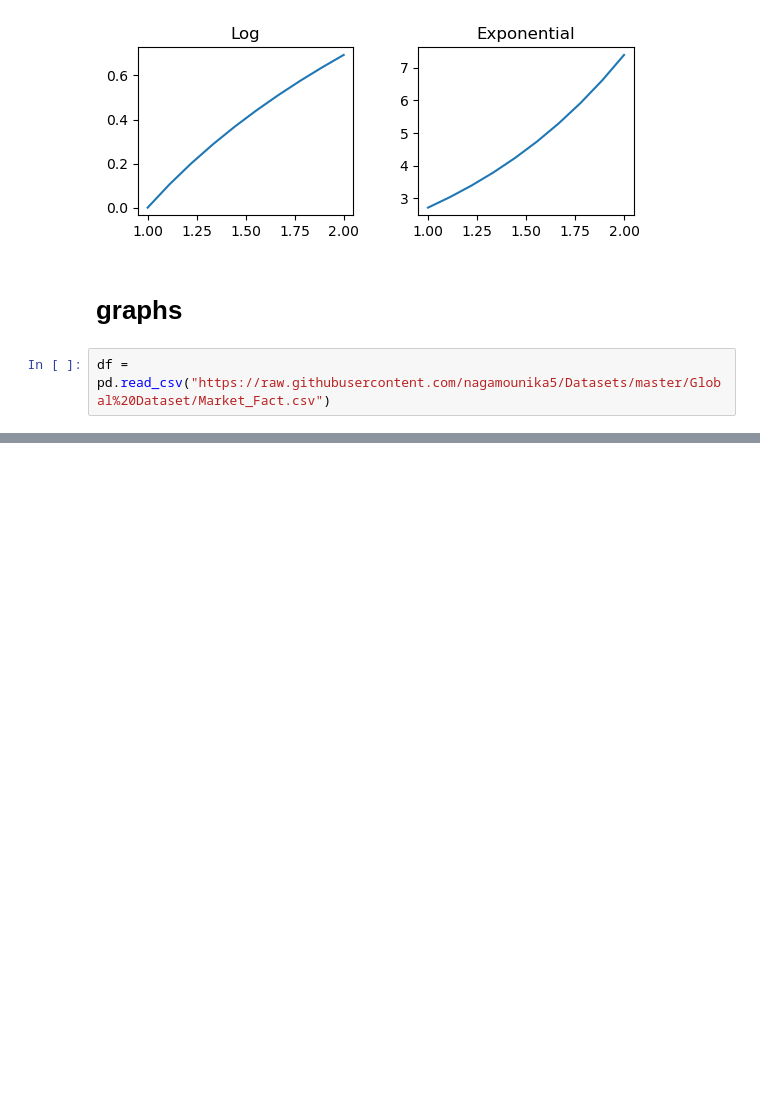
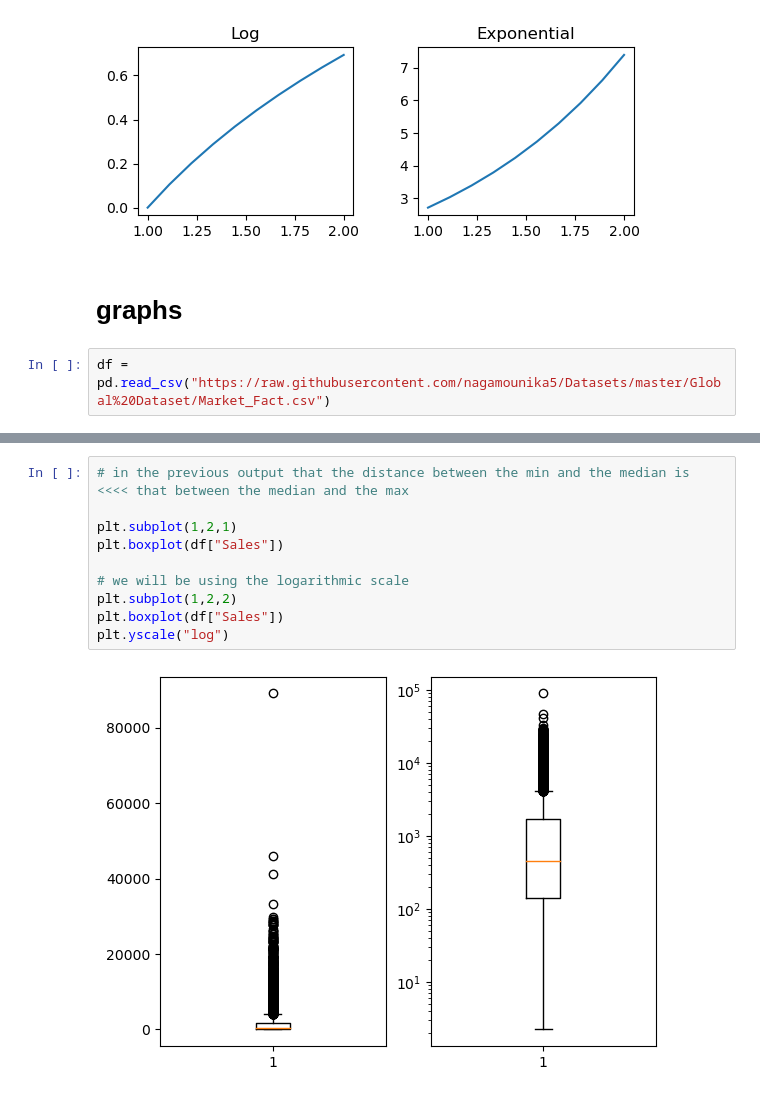
Before and after one commit to HayBeeCoder/ai, a Jupyter notebook: dl-with-real-life-projects-coursera/Untitled.ipynb, the cells around one changed output, grey strips where cells are left out. Saved outputs shown, nothing was run; the diff lists cells and outputs as text; blank space fills up the shorter version.

```diff
--- a/dl-with-real-life-projects-coursera/Untitled.ipynb
+++ b/dl-with-real-life-projects-coursera/Untitled.ipynb
@@ -114,0 +137,12 @@ df.head()
+# %%
+# in the previous output that the distance between the min and the median is <<<< that between the median and the max
+
+plt.subplot(1,2,1)
+plt.boxplot(df["Sales"])
+
+# we will be using the logarithmic scale
+plt.subplot(1,2,2)
+plt.boxplot(df["Sales"])
+plt.yscale("log")
+# %% [output]
+[figure, added]
```
Also changed, not shown: parts of 3 cells of this notebook.
